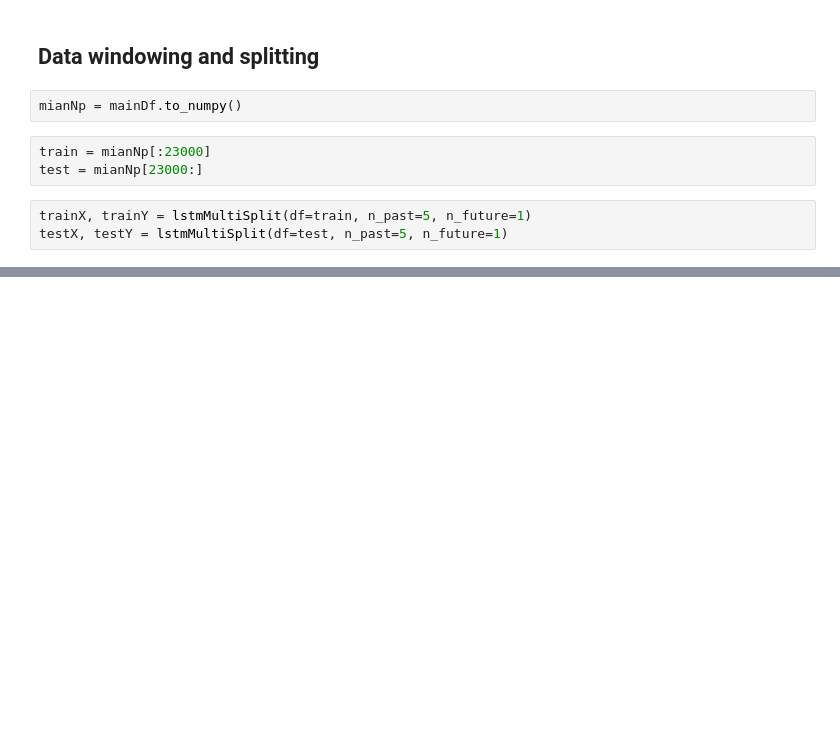
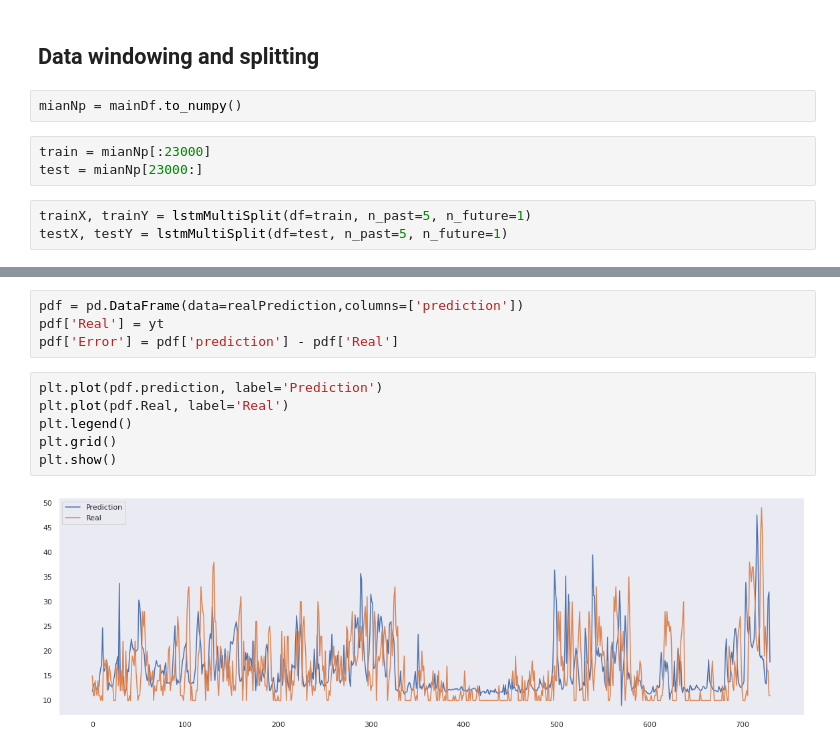
Before and after one commit to YashRevannavar/Auto-ML-On-De-Pollution, a Jupyter notebook: script/ml04-1.ipynb, the cells around one changed output, grey strips where cells are left out. Cells and saved outputs as stored; diff of their text form; blank space fills up the shorter version.

```diff
--- a/script/ml04-1.ipynb
+++ b/script/ml04-1.ipynb
@@ -116,0 +205,12 @@ ValueError: Failed to convert a NumPy array to a Tensor (Unsupported object type
+# %%
+pdf = pd.DataFrame(data=realPrediction,columns=['prediction'])
+pdf['Real'] = yt
+pdf['Error'] = pdf['prediction'] - pdf['Real']
+# %%
+plt.plot(pdf.prediction, label='Prediction')
+plt.plot(pdf.Real, label='Real')
+plt.legend()
+plt.grid()
+plt.show()
+# %% [output]
+[figure, added]
```
Also changed, not shown: parts of 19 cells of this notebook, 6 other files.
